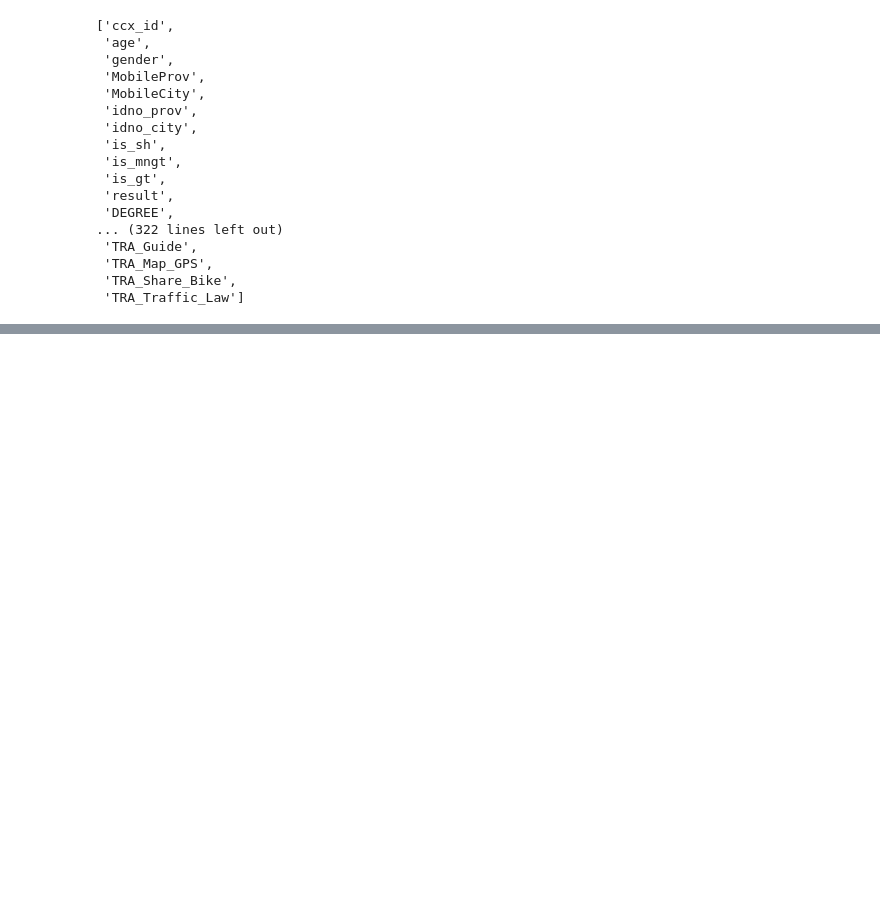
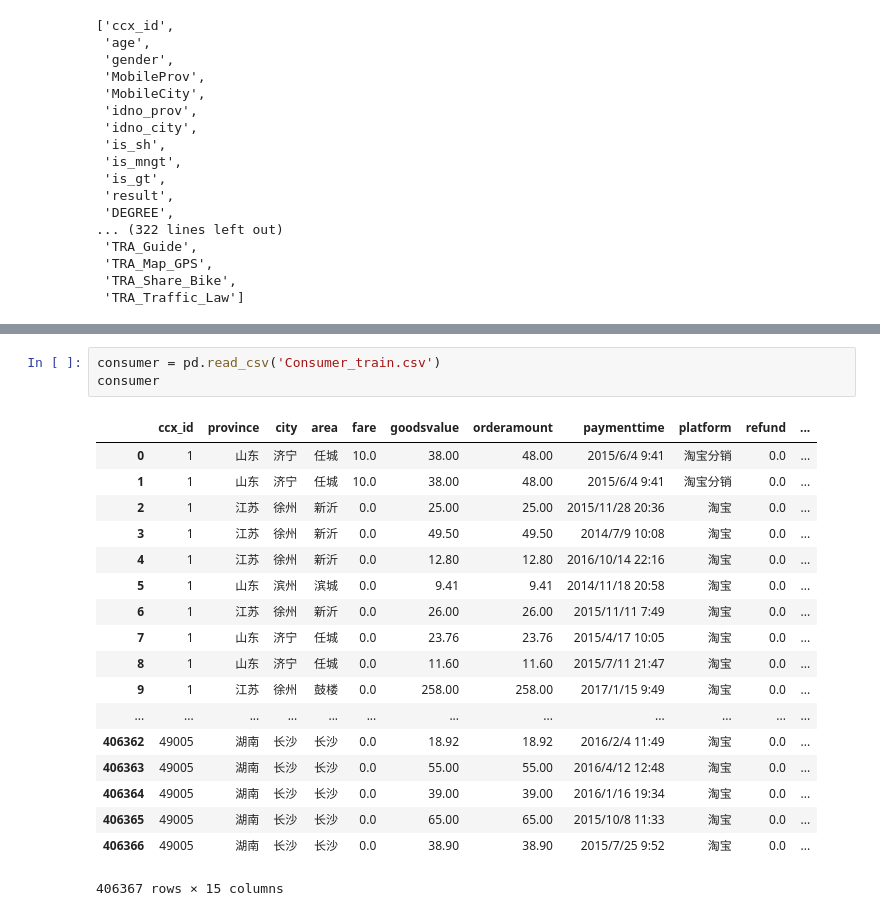
Before and after one commit to jiahehousherry/Capstone-Chengxin, a Jupyter notebook: capstone_chengxin_main.ipynb, the cells around one changed output, grey strips where cells are left out. Drawn from its saved outputs; the diff is of its cells as text; blank space fills up the shorter version.

```diff
--- a/capstone_chengxin_main.ipynb
+++ b/capstone_chengxin_main.ipynb
@@ -505,0 +1035,22 @@ new_behavior.loc[(new_behavior != 0).any(axis=1), :]
+# %%
+consumer = pd.read_csv('Consumer_train.csv')
+consumer
+# %% [output]
+|  | ccx_id | province | city | area | fare | goodsvalue | orderamount | paymenttime | platform | refund | ... |
+| 0 | 1 | 山东 | 济宁 | 任城 | 10.0 | 38.00 | 48.00 | 2015/6/4 9:41 | 淘宝分销 | 0.0 | ... |
+| 1 | 1 | 山东 | 济宁 | 任城 | 10.0 | 38.00 | 48.00 | 2015/6/4 9:41 | 淘宝分销 | 0.0 | ... |
+| 2 | 1 | 江苏 | 徐州 | 新沂 | 0.0 | 25.00 | 25.00 | 2015/11/28 20:36 | 淘宝 | 0.0 | ... |
+| 3 | 1 | 江苏 | 徐州 | 新沂 | 0.0 | 49.50 | 49.50 | 2014/7/9 10:08 | 淘宝 | 0.0 | ... |
+| 4 | 1 | 江苏 | 徐州 | 新沂 | 0.0 | 12.80 | 12.80 | 2016/10/14 22:16 | 淘宝 | 0.0 | ... |
+| 5 | 1 | 山东 | 滨州 | 滨城 | 0.0 | 9.41 | 9.41 | 2014/11/18 20:58 | 淘宝 | 0.0 | ... |
+| 6 | 1 | 江苏 | 徐州 | 新沂 | 0.0 | 26.00 | 26.00 | 2015/11/11 7:49 | 淘宝 | 0.0 | ... |
+| 7 | 1 | 山东 | 济宁 | 任城 | 0.0 | 23.76 | 23.76 | 2015/4/17 10:05 | 淘宝 | 0.0 | ... |
+| 8 | 1 | 山东 | 济宁 | 任城 | 0.0 | 11.60 | 11.60 | 2015/7/11 21:47 | 淘宝 | 0.0 | ... |
+| 9 | 1 | 江苏 | 徐州 | 鼓楼 | 0.0 | 258.00 | 258.00 | 2017/1/15 9:49 | 淘宝 | 0.0 | ... |
+| ... | ... | ... | ... | ... | ... | ... | ... | ... | ... | ... | ... |
+| 406362 | 49005 | 湖南 | 长沙 | 长沙 | 0.0 | 18.92 | 18.92 | 2016/2/4 11:49 | 淘宝 | 0.0 | ... |
+| 406363 | 49005 | 湖南 | 长沙 | 长沙 | 0.0 | 55.00 | 55.00 | 2016/4/12 12:48 | 淘宝 | 0.0 | ... |
+| 406364 | 49005 | 湖南 | 长沙 | 长沙 | 0.0 | 39.00 | 39.00 | 2016/1/16 19:34 | 淘宝 | 0.0 | ... |
+| 406365 | 49005 | 湖南 | 长沙 | 长沙 | 0.0 | 65.00 | 65.00 | 2015/10/8 11:33 | 淘宝 | 0.0 | ... |
+| 406366 | 49005 | 湖南 | 长沙 | 长沙 | 0.0 | 38.90 | 38.90 | 2015/7/25 9:52 | 淘宝 | 0.0 | ... |
+406367 rows × 15 columns
```
Also changed, not shown: parts of 78 cells of this notebook.
